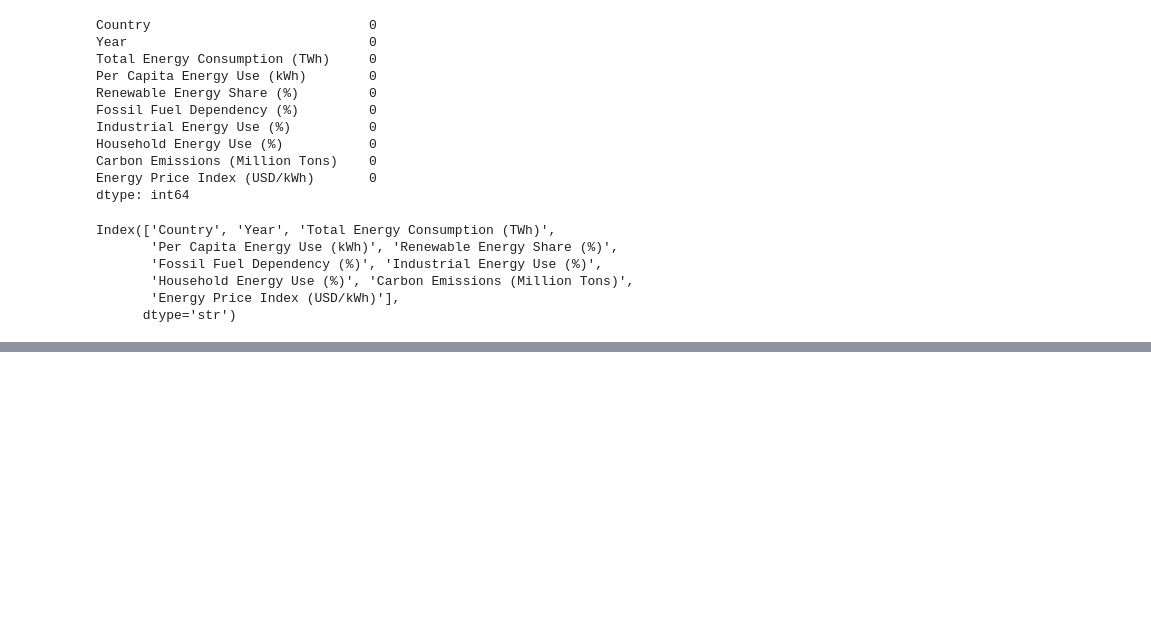
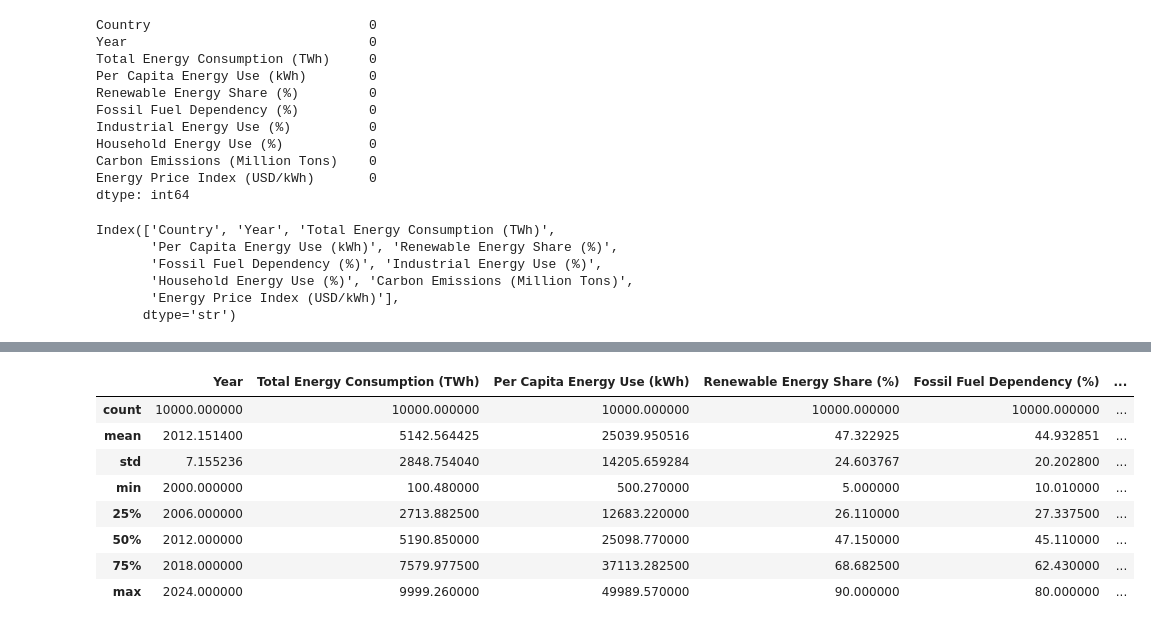
Before and after one commit to Dieu-Merci-IGABUKWISHAKA/DS-Learning, a Jupyter notebook: exam.ipynb, the cells around one changed output, grey strips where cells are left out. Cells and saved outputs as stored; diff of their text form; code cells hidden in the pictures; blank space fills up the shorter version.

```diff
--- a/exam.ipynb
+++ b/exam.ipynb
@@ -41,0 +59,12 @@ canada_year_TWH_dict
+# %%
+data.describe()
+# %% [output]
+|  | Year | Total Energy Consumption (TWh) | Per Capita Energy Use (kWh) | Renewable Energy Share (%) | Fossil Fuel Dependency (%) | ... |
+| count | 10000.000000 | 10000.000000 | 10000.000000 | 10000.000000 | 10000.000000 | ... |
+| mean | 2012.151400 | 5142.564425 | 25039.950516 | 47.322925 | 44.932851 | ... |
+| std | 7.155236 | 2848.754040 | 14205.659284 | 24.603767 | 20.202800 | ... |
+| min | 2000.000000 | 100.480000 | 500.270000 | 5.000000 | 10.010000 | ... |
+| 25% | 2006.000000 | 2713.882500 | 12683.220000 | 26.110000 | 27.337500 | ... |
+| 50% | 2012.000000 | 5190.850000 | 25098.770000 | 47.150000 | 45.110000 | ... |
+| 75% | 2018.000000 | 7579.977500 | 37113.282500 | 68.682500 | 62.430000 | ... |
+| max | 2024.000000 | 9999.260000 | 49989.570000 | 90.000000 | 80.000000 | ... |
```
Also changed, not shown: parts of 7 cells of this notebook.
